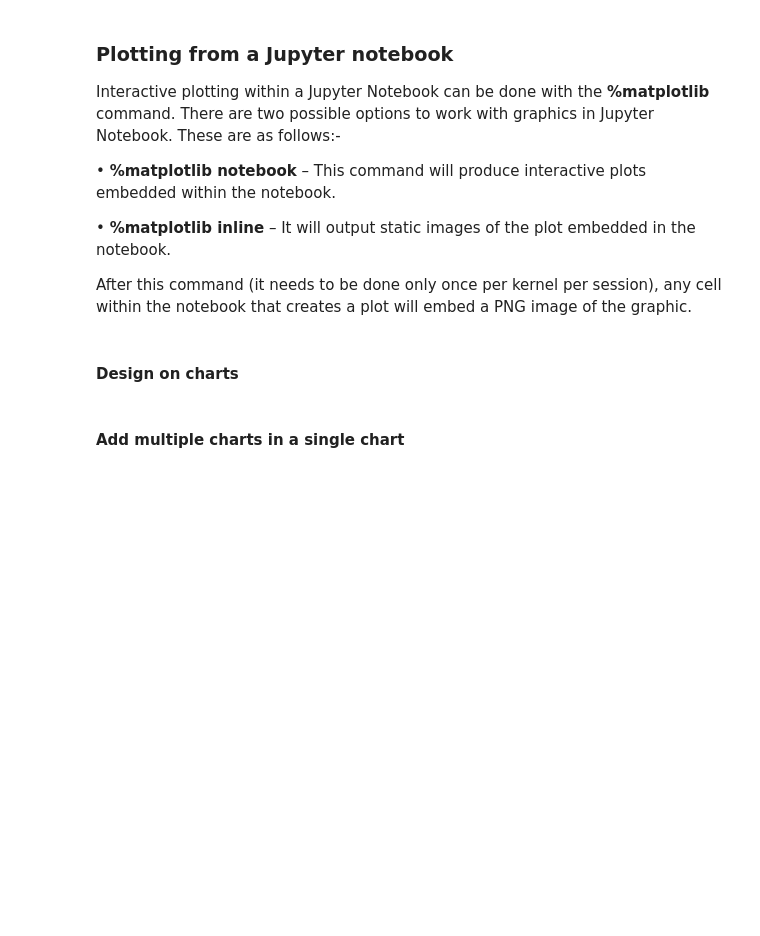
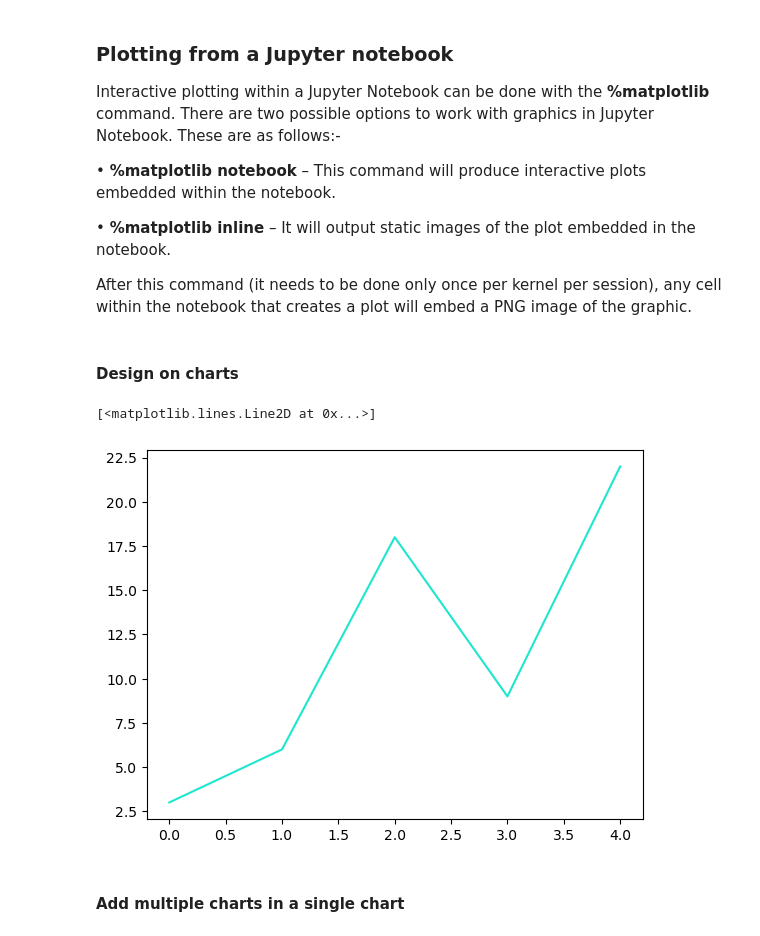
Before and after one commit to shahil04/ds_materials, a Jupyter notebook: 5.0_python_6.libraries/python_libraries/3_matplot_seaborn/matplotlib-tutorial-for-beginners.ipynb, the cells around one changed output. Saved outputs shown, nothing was run; the diff lists cells and outputs as text; code cells hidden in the pictures; blank space fills up the shorter version.

```diff
--- a/5.0_python_6.libraries/python_libraries/3_matplot_seaborn/matplotlib-tutorial-for-beginners.ipynb
+++ b/5.0_python_6.libraries/python_libraries/3_matplot_seaborn/matplotlib-tutorial-for-beginners.ipynb
@@ -218,7 +205,10 @@ plt.plot(x2, color ='black')
 # %%
 plt.plot(x2, color =(0.3, 0.2, 0.9))
 # %%
-plt.plot(x2, color ="#740b0b")
+plt.plot(x2, color ="#1fe6cf")
+# %% [output]
+[<matplotlib.lines.Line2D at 0x...>]
+[figure, added]
 # %%
 #  line stype
 plt.plot(x2, "--",color ="#8a1818")
```
Also changed, not shown: parts of 8 cells of this notebook, 54 other files.
